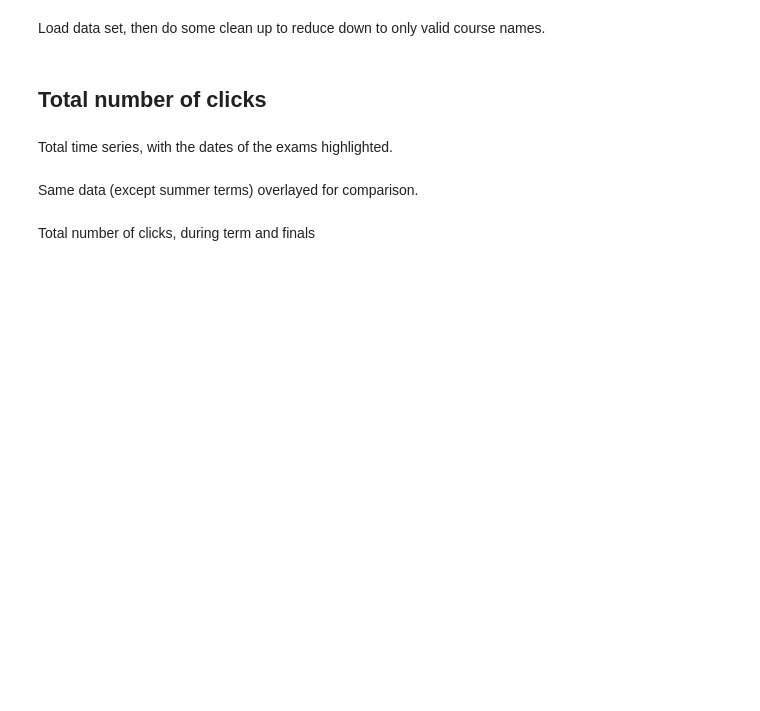
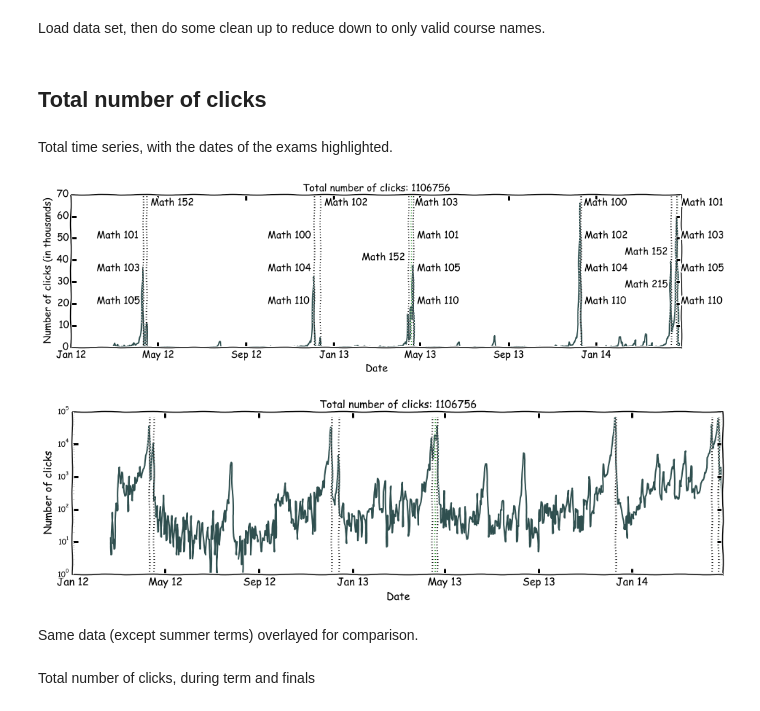
Before and after one commit to MathEducationResources/google-analytics, a Jupyter notebook: mer_py_google_analytics.ipynb, the cells around one changed output. Saved outputs shown, nothing was run; the diff lists cells and outputs as text; code cells hidden in the pictures; blank space fills up the shorter version.

```diff
--- a/mer_py_google_analytics.ipynb
+++ b/mer_py_google_analytics.ipynb
@@ -52,10 +50,13 @@ clean_dict(current_term_dict,['MATH101','MATH103','MATH105','MATH110','MATH152',
 Total time series, with the dates of the exams highlighted.
 # %%
 plt.figure(figsize(16,4))
-plot_total_clicks_time_series(date_clicks, num_clicks,False)
+plot_total_clicks_time_series(date_clicks, num_clicks,False,True)
 plt.savefig('total_number_of_clicks_time_series.png',bbox_inches='tight')
 plt.figure(figsize(16,4))
-plot_total_clicks_time_series(date_clicks, num_clicks,True)
+plot_total_clicks_time_series(date_clicks, num_clicks,True,False)
+# %% [output]
+[figure, added]
+[figure, added]
 # %% [markdown]
 Same data (except summer terms) overlayed for comparison.
 # %%
```
Also changed, not shown: parts of 1 cell of this notebook, 1 other file.
